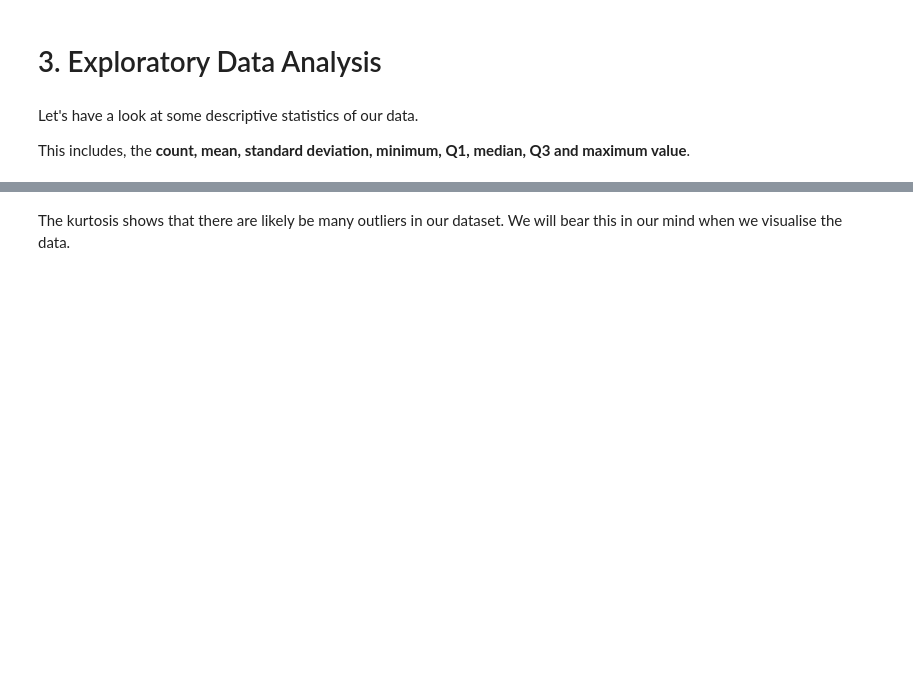
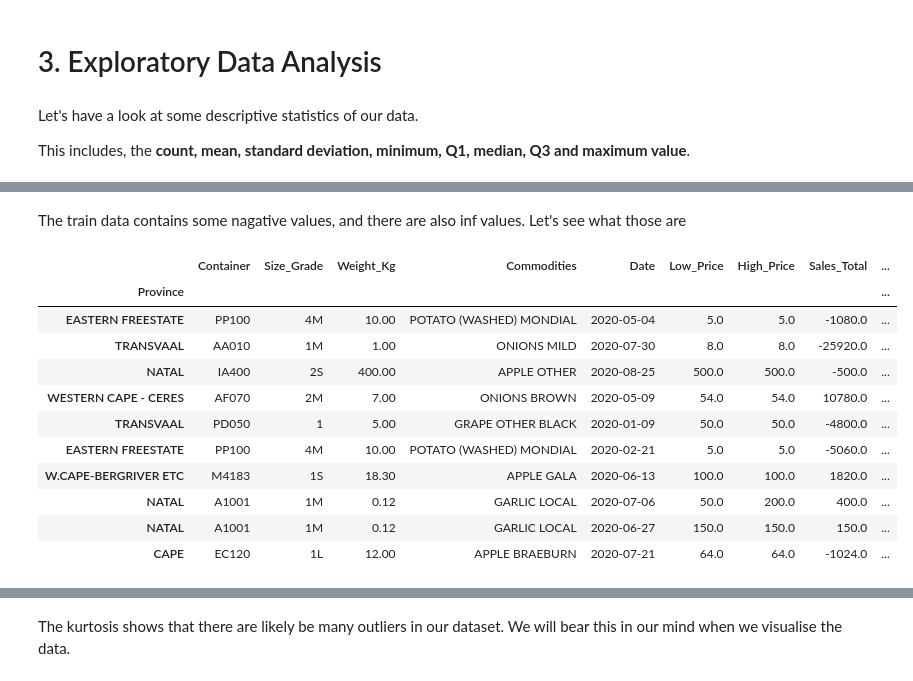
Before and after one commit to rlatndgb/EDSA-TS3-Regression, a Jupyter notebook: TS3 Regression Template.ipynb, the cells around one changed output, grey strips where cells are left out. Saved outputs shown, nothing was run; the diff lists cells and outputs as text; code cells hidden in the pictures; blank space fills up the shorter version.

```diff
--- a/TS3 Regression Template.ipynb
+++ b/TS3 Regression Template.ipynb
@@ -153,0 +238,2 @@ You can also investigate the descriptive statistics of individual columns by:
+# %% [markdown]
+The train data contains some nagative values, and there are also inf values. Let's see what those are
@@ -153,0 +247,17 @@ You can also investigate the descriptive statistics of individual columns by:
+# %%
+# Lets look at inf values
+
+df_train[abs(df_train['avg_price_per_kg']) > 1000]
+# %% [output]
+|  | Container | Size_Grade | Weight_Kg | Commodities | Date | Low_Price | High_Price | Sales_Total | ... |
+| Province |  |  |  |  |  |  |  |  | ... |
+| EASTERN FREESTATE | PP100 | 4M | 10.00 | POTATO (WASHED) MONDIAL | 2020-05-04 | 5.0 | 5.0 | -1080.0 | ... |
+| TRANSVAAL | AA010 | 1M | 1.00 | ONIONS MILD | 2020-07-30 | 8.0 | 8.0 | -25920.0 | ... |
+| NATAL | IA400 | 2S | 400.00 | APPLE OTHER | 2020-08-25 | 500.0 | 500.0 | -500.0 | ... |
+| WESTERN CAPE - CERES | AF070 | 2M | 7.00 | ONIONS BROWN | 2020-05-09 | 54.0 | 54.0 | 10780.0 | ... |
+| TRANSVAAL | PD050 | 1 | 5.00 | GRAPE OTHER BLACK | 2020-01-09 | 50.0 | 50.0 | -4800.0 | ... |
+| EASTERN FREESTATE | PP100 | 4M | 10.00 | POTATO (WASHED) MONDIAL | 2020-02-21 | 5.0 | 5.0 | -5060.0 | ... |
+| W.CAPE-BERGRIVER ETC | M4183 | 1S | 18.30 | APPLE GALA | 2020-06-13 | 100.0 | 100.0 | 1820.0 | ... |
+| NATAL | A1001 | 1M | 0.12 | GARLIC LOCAL | 2020-07-06 | 50.0 | 200.0 | 400.0 | ... |
+| NATAL | A1001 | 1M | 0.12 | GARLIC LOCAL | 2020-06-27 | 150.0 | 150.0 | 150.0 | ... |
+| CAPE | EC120 | 1L | 12.00 | APPLE BRAEBURN | 2020-07-21 | 64.0 | 64.0 | -1024.0 | ... |
```
Also changed, not shown: parts of 40 cells of this notebook.
